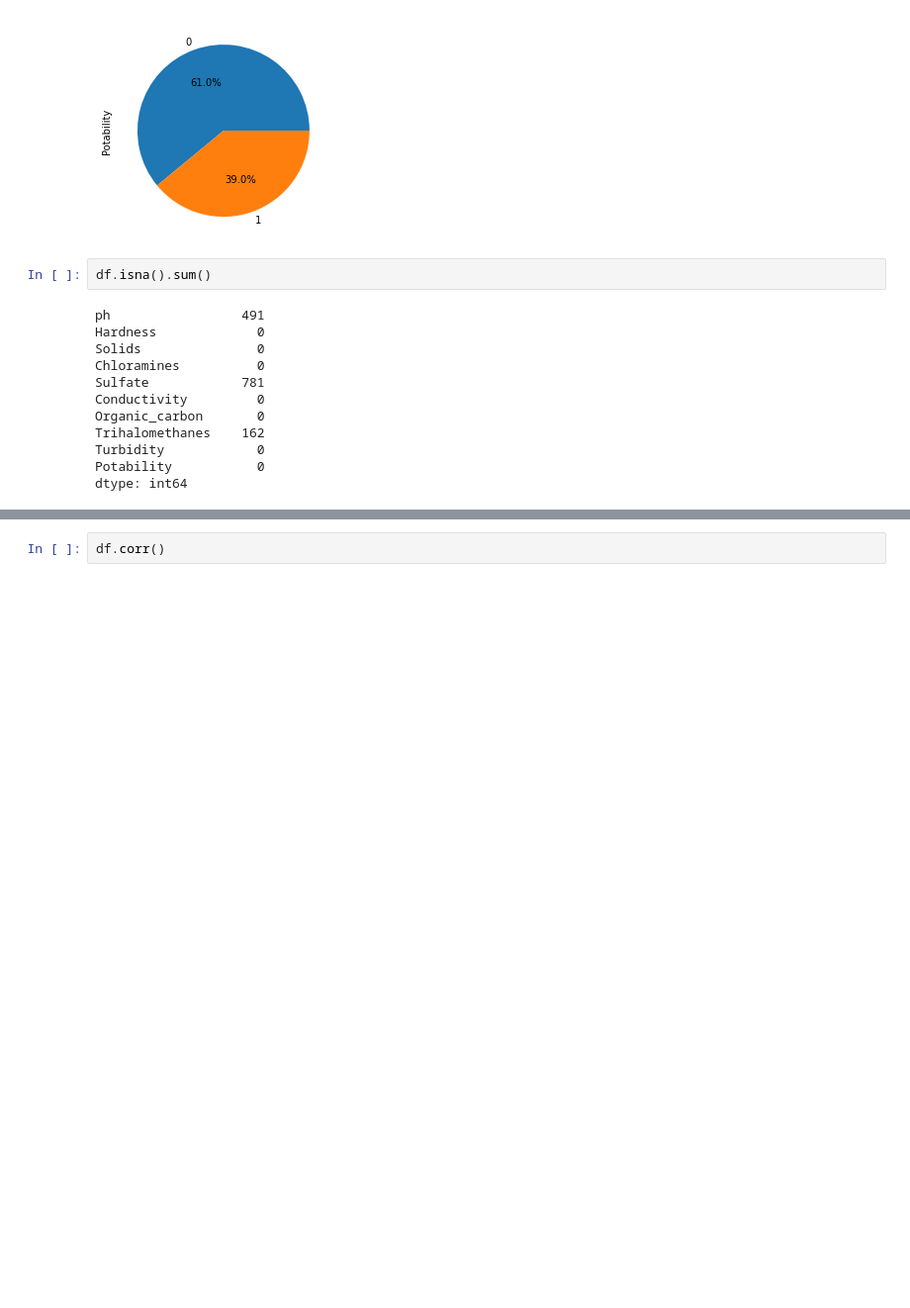
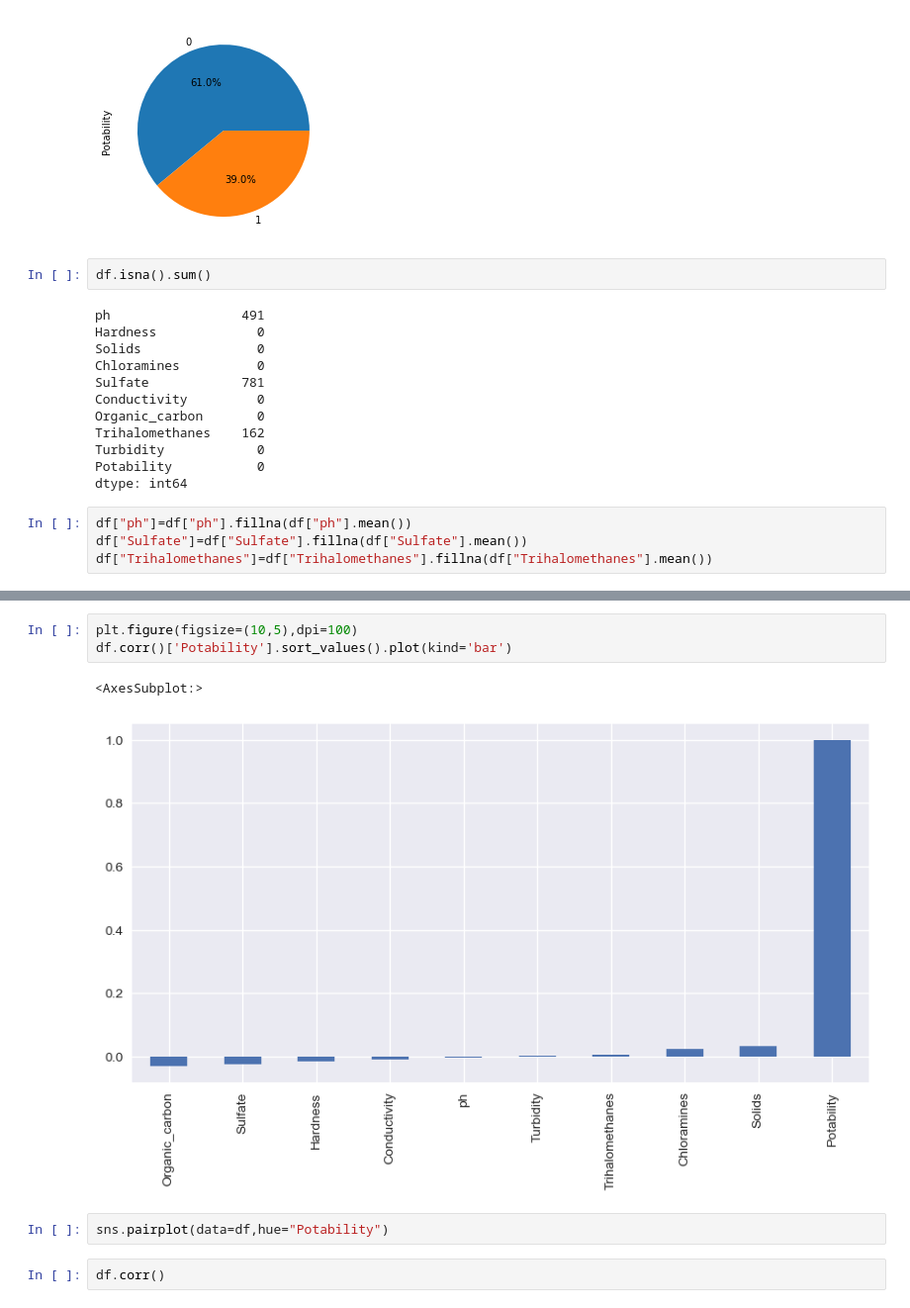
Before and after one commit to abideen-olawuwo/water-potability, a Jupyter notebook: water_portability.ipynb, the cells around one changed output, grey strips where cells are left out. Shown at 99% size. Saved outputs shown, nothing was run; the diff lists cells and outputs as text; blank space fills up the shorter version.

```diff
--- a/water_portability.ipynb
+++ b/water_portability.ipynb
@@ -172,3 +172,7 @@ Trihalomethanes    162
 Turbidity            0
 Potability           0
 dtype: int64
+# %%
+df["ph"]=df["ph"].fillna(df["ph"].mean())
+df["Sulfate"]=df["Sulfate"].fillna(df["Sulfate"].mean())
+df["Trihalomethanes"]=df["Trihalomethanes"].fillna(df["Trihalomethanes"].mean())
@@ -175,3 +193,11 @@ dtype: int64
+# %%
+plt.figure(figsize=(10,5),dpi=100)
+df.corr()['Potability'].sort_values().plot(kind='bar')
+# %% [output]
+<AxesSubplot:>
+[figure, added]
+# %%
+sns.pairplot(data=df,hue="Potability")
 # %%
 df.corr()
 # %% [output]
```
Also changed, not shown: parts of 1 cell of this notebook.
